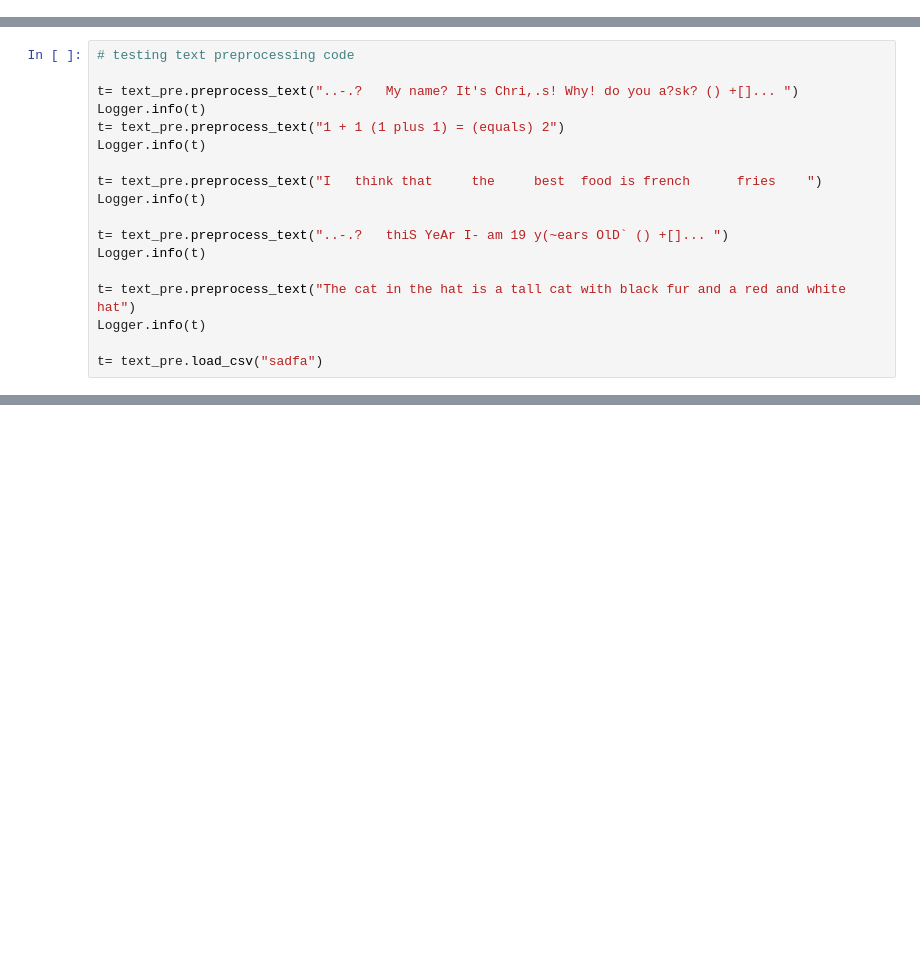
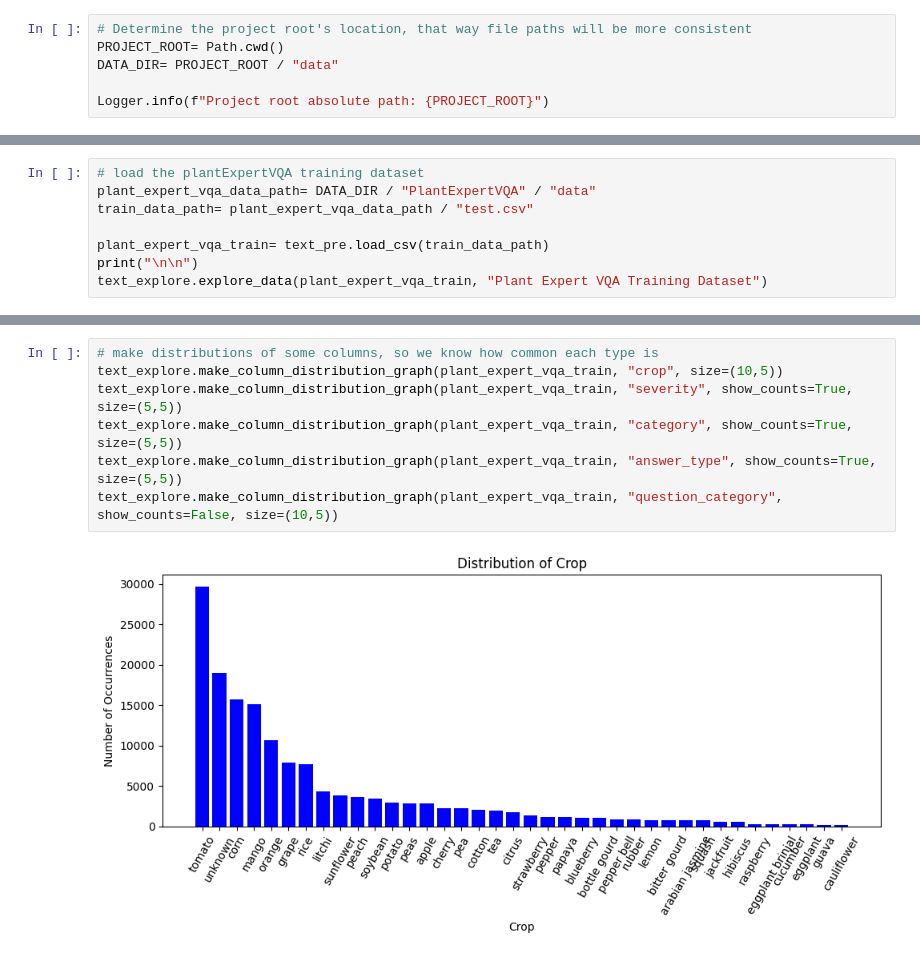
Before and after one commit to KylerYohnPsu/PlantQA, a Jupyter notebook: Capstone_Executables.ipynb, the cells around one changed output, grey strips where cells are left out. Saved outputs shown, nothing was run; the diff lists cells and outputs as text; blank space fills up the shorter version.

Commit message:
start exploring ExpertVQA dataset

```diff
--- a/Capstone_Executables.ipynb
+++ b/Capstone_Executables.ipynb
@@ -43,0 +37,6 @@ Logger.critical("Example of how to log at critical level")
+# %%
+# Determine the project root's location, that way file paths will be more consistent
+PROJECT_ROOT= Path.cwd()
+DATA_DIR= PROJECT_ROOT / "data"
+
+Logger.info(f"Project root absolute path: {PROJECT_ROOT}")
@@ -44,19 +45,9 @@ Logger.critical("Example of how to log at critical level")
 # %%
-# testing text preprocessing code
+# load the plantExpertVQA training dataset
+plant_expert_vqa_data_path= DATA_DIR / "PlantExpertVQA" / "data"
+train_data_path= plant_expert_vqa_data_path / "test.csv"
 
-t= text_pre.preprocess_text("..-.?   My name? It's Chri,.s! Why! do you a?sk? () +[]... ")
-Logger.info(t)
-t= text_pre.preprocess_text("1 + 1 (1 plus 1) = (equals) 2")
-Logger.info(t)
-
-t= text_pre.preprocess_text("I   think that     the     best  food is french      fries    ")
-Logger.info(t)
-
-t= text_pre.preprocess_text("..-.?   thiS YeAr I- am 19 y(~ears OlD` () +[]... ")
-Logger.info(t)
-
-t= text_pre.preprocess_text("The cat in the hat is a tall cat with black fur and a red and white hat")
-Logger.info(t)
-
-t= text_pre.load_csv("sadfa")
+plant_expert_vqa_train= text_pre.load_csv(train_data_path)
+print("\n\n")
+text_explore.explore_data(plant_expert_vqa_train, "Plant Expert VQA Training Dataset")
 # %% [output]
@@ -96,0 +71,9 @@ img_pre.show_image(resized_image2)
+# %%
+# make distributions of some columns, so we know how common each type is
+text_explore.make_column_distribution_graph(plant_expert_vqa_train, "crop", size=(10,5))
+text_explore.make_column_distribution_graph(plant_expert_vqa_train, "severity", show_counts=True, size=(5,5))
+text_explore.make_column_distribution_graph(plant_expert_vqa_train, "category", show_counts=True, size=(5,5))
+text_explore.make_column_distribution_graph(plant_expert_vqa_train, "answer_type", show_counts=True, size=(5,5))
+text_explore.make_column_distribution_graph(plant_expert_vqa_train, "question_category", show_counts=False, size=(10,5))
+# %% [output]
+[figure, added]
```
Also changed, not shown: parts of 7 cells of this notebook, 3 other files.
